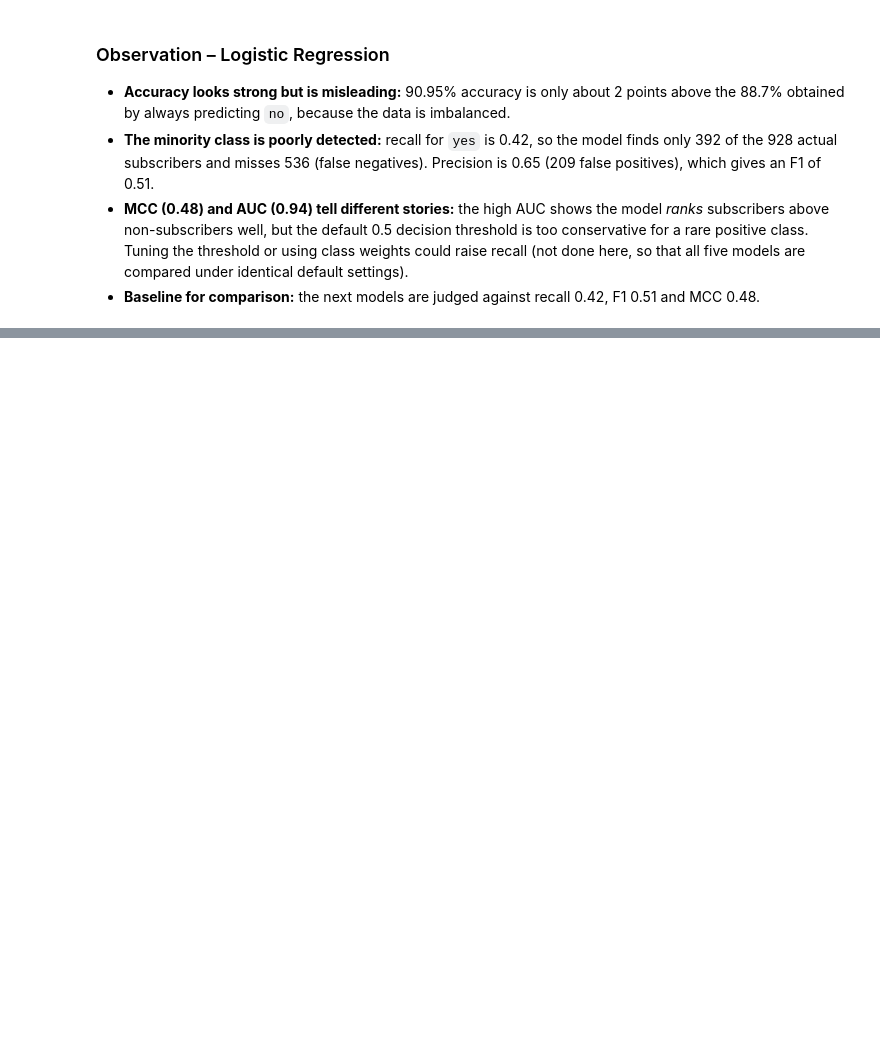
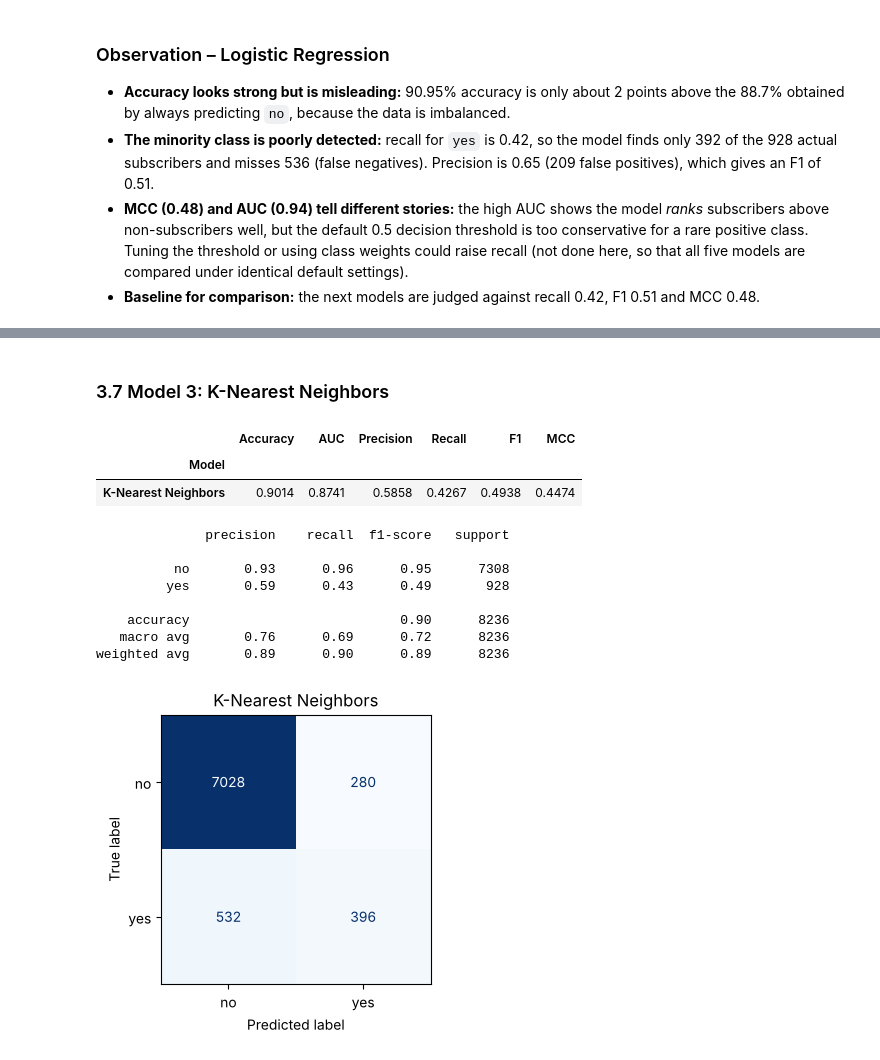
Before and after one commit to athisayarajp/ml-classification-streamlit, a Jupyter notebook: ML_Assignment2.ipynb, the cells around one changed output, grey strips where cells are left out. Cells and saved outputs as stored; diff of their text form; code cells hidden in the pictures; blank space fills up the shorter version.

```diff
--- a/ML_Assignment2.ipynb
+++ b/ML_Assignment2.ipynb
@@ -312,0 +359,31 @@ weighted avg       0.90      0.91      0.90      8236
+# %% [markdown]
+### 3.7 Model 3: K-Nearest Neighbors
+# %%
+from sklearn.neighbors import KNeighborsClassifier
+
+knn_pipeline = Pipeline([
+    ('preprocessor', preprocessor),
+    ('classifier', KNeighborsClassifier(n_neighbors=5)),
+])
+knn_pipeline.fit(X_train, y_train)
+
+row, pred_knn = evaluate_model('K-Nearest Neighbors', knn_pipeline, X_test, y_test)
+results.append(row)
+pd.DataFrame([row]).set_index('Model').round(4)
+# %% [output]
+|  | Accuracy | AUC | Precision | Recall | F1 | MCC |
+| Model |  |  |  |  |  |  |
+| K-Nearest Neighbors | 0.9014 | 0.8741 | 0.5858 | 0.4267 | 0.4938 | 0.4474 |
+# %%
+print(classification_report(y_test, pred_knn, target_names=['no', 'yes']))
+show_confusion(y_test, pred_knn, 'K-Nearest Neighbors')
+# %% [output]
+              precision    recall  f1-score   support
+
+          no       0.93      0.96      0.95      7308
+         yes       0.59      0.43      0.49       928
+
+    accuracy                           0.90      8236
+   macro avg       0.76      0.69      0.72      8236
+weighted avg       0.89      0.90      0.89      8236
+[figure, added]
```
Also changed, not shown: parts of 13 cells of this notebook.
